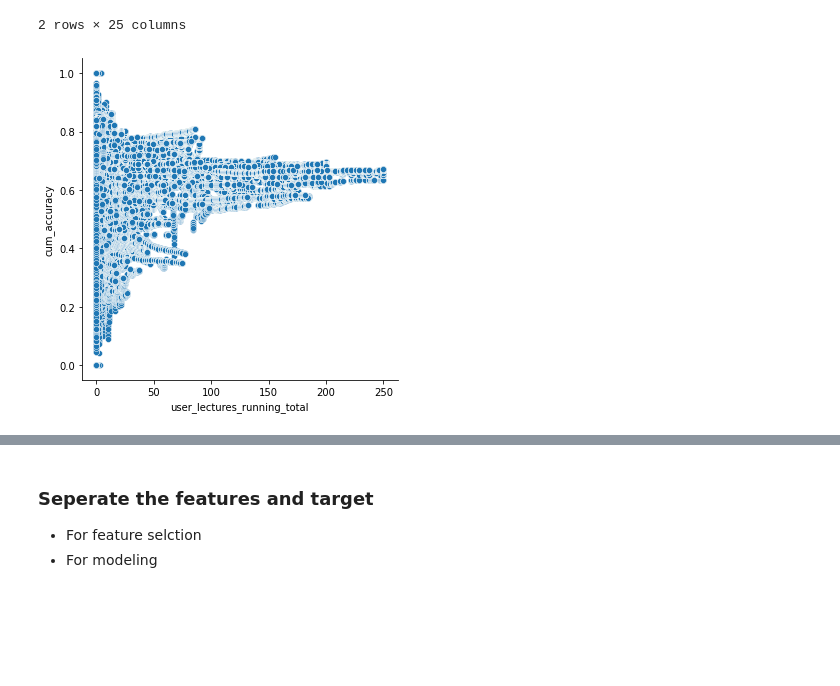
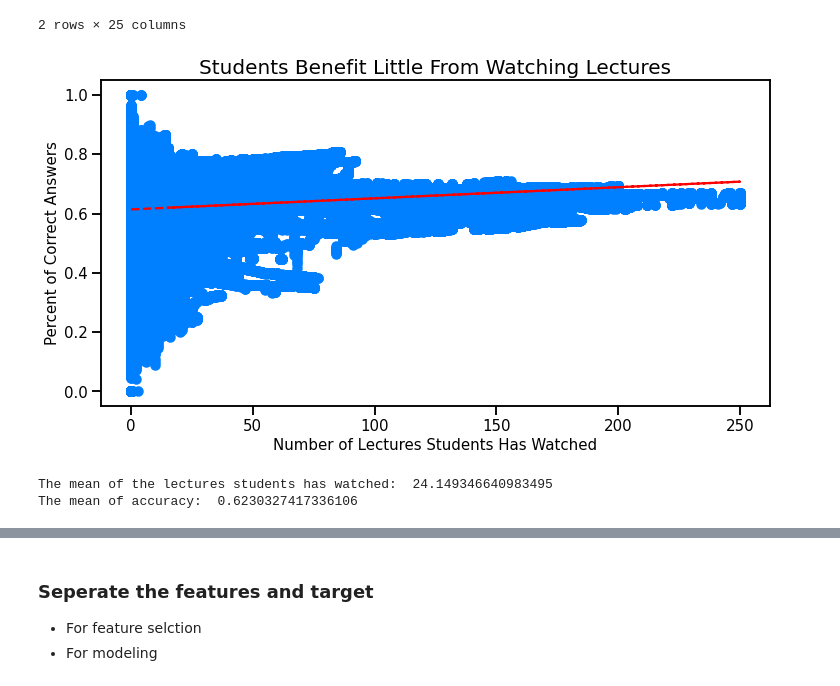
Before and after one commit to Riiid-Team/AI-Learning, a Jupyter notebook: MVP-Shi.ipynb, the cells around one changed output, grey strips where cells are left out. Cells and saved outputs as stored; diff of their text form; code cells hidden in the pictures; blank space fills up the shorter version.

```diff
--- a/MVP-Shi.ipynb
+++ b/MVP-Shi.ipynb
@@ -1725,10 +1742,32 @@ train.head(2)
 | 0 | 0 | 1864702 | 5720 | 0 | 1 | False | ... |
 | 1 | 45951 | 1864702 | 5204 | 1 | 0 | False | ... |
 2 rows × 25 columns
-# %%
-# Plot the cumulative accuracy against the lectures the user has watched
-
-sns.relplot(data=train, x='user_lectures_running_total', y='cum_accuracy')
-plt.show()
-# %% [output]
-[figure, removed]
+# %%
+# Plot the cumulative accuracy against the lectures the user has watched
+
+fig = plt.figure(figsize=(12,6))
+x = train.user_lectures_running_total
+y = train.cum_accuracy
+plt.scatter(x, y, marker='o',color='#0080ff')
+plt.title("Students Benefit Little From Watching Lectures", fontsize=20)
+plt.xlabel("Number of Lectures Students Has Watched", fontsize=15)
+plt.ylabel("Percent of Correct Answers", fontsize=15)
+plt.xticks(rotation=0, fontsize=15)
+plt.yticks(rotation=0, fontsize=15)
+
+z = np.polyfit(x, y, 1)
+p = np.poly1d(z)
+plt.plot(x,p(x),"r--")
+
+plt.show()
+# %% [output]
+[figure, added]
+# %%
+# Compute the mean of the lectures students has watched
+# Compute the mean of the accuracy
+
+print("The mean of the lectures students has watched: ", train.user_lectures_running_total.mean())
+print("The mean of accuracy: ", train.cum_accuracy.mean())
+# %% [output]
+The mean of the lectures students has watched:  24.149346640983495
+The mean of accuracy:  0.6230327417336106
```
Also changed, not shown: parts of 8 cells of this notebook.
